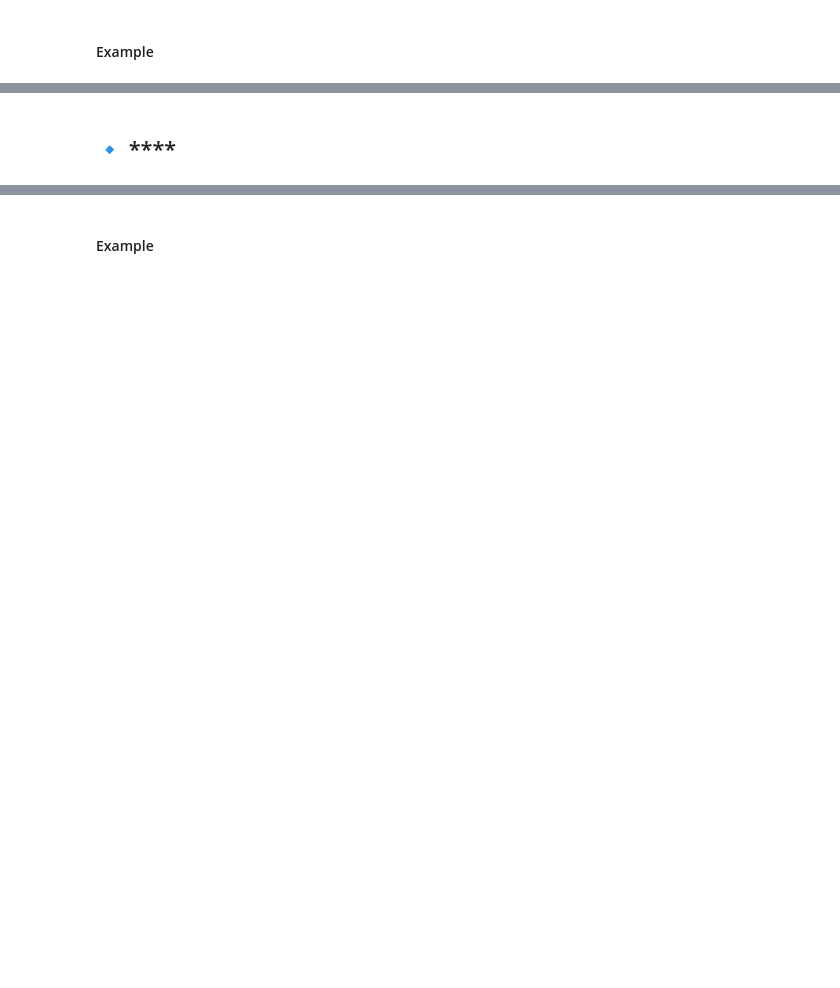
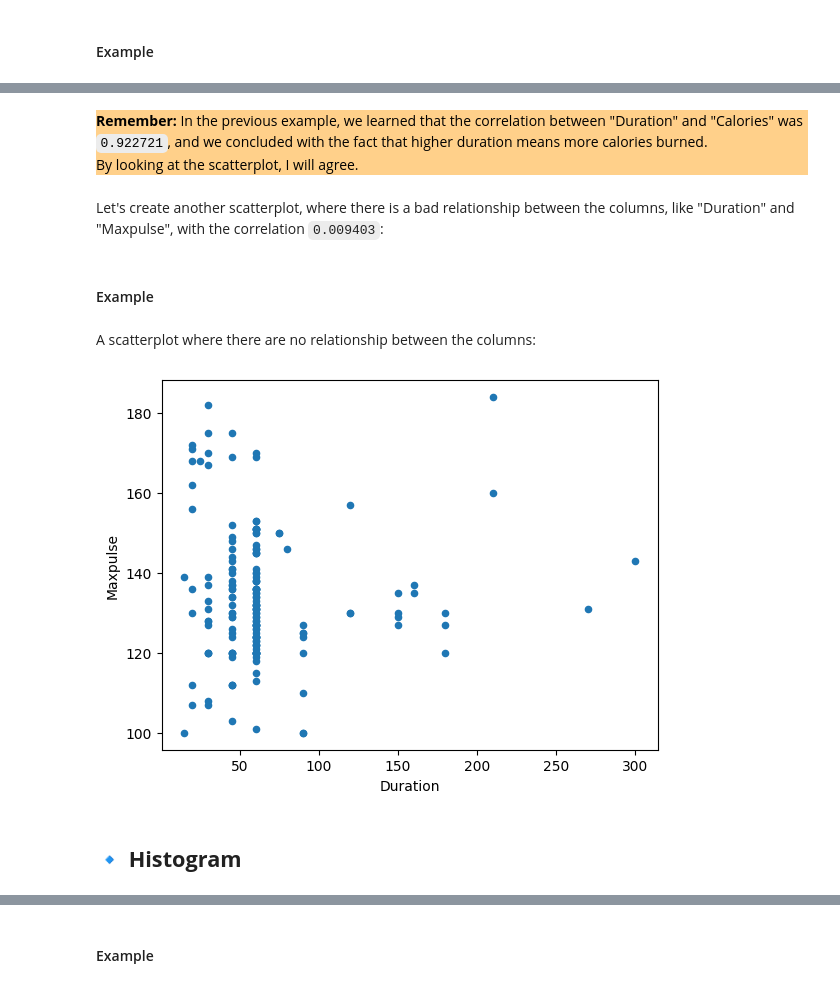
Before and after one commit to f0xpl0it/Tercer-Diplomado-en-Programacion-Basica, a Jupyter notebook: Python/Notebook/Sesion_14.ipynb, the cells around one changed output, grey strips where cells are left out. Saved outputs shown, nothing was run; the diff lists cells and outputs as text; code cells hidden in the pictures; blank space fills up the shorter version.

```diff
--- a/Python/Notebook/Sesion_14.ipynb
+++ b/Python/Notebook/Sesion_14.ipynb
@@ -549,2 +1748,23 @@ print(myvar)
+# %% [markdown]
+<div class="alert alert-block" style="background-color: #FFD08A; color: black;">
+<b>Remember:</b> In the previous example, we learned that the correlation between "Duration" and "Calories" was <code>0.922721</code>, and we concluded with the fact that higher duration means more calories burned.<br>
+By looking at the scatterplot, I will agree.
+# %% [markdown]
+Let's create another scatterplot, where there is a bad relationship between the columns, like "Duration" and "Maxpulse", with the correlation `0.009403`:
+# %% [markdown]
+#### Example
+# %% [markdown]
+A scatterplot where there are no relationship between the columns:
+# %%
+import pandas as pd
+import matplotlib.pyplot as plt
+
+df = pd.read_csv('data.csv')
+
+df.plot(kind = 'scatter', x = 'Duration', y = 'Maxpulse')
+
+plt.show()
+# %% [output]
+[figure, added]
 # %% [markdown]
-## 🔹 ****
+## 🔹 **Histogram**
```
Also changed, not shown: parts of 208 cells of this notebook.
